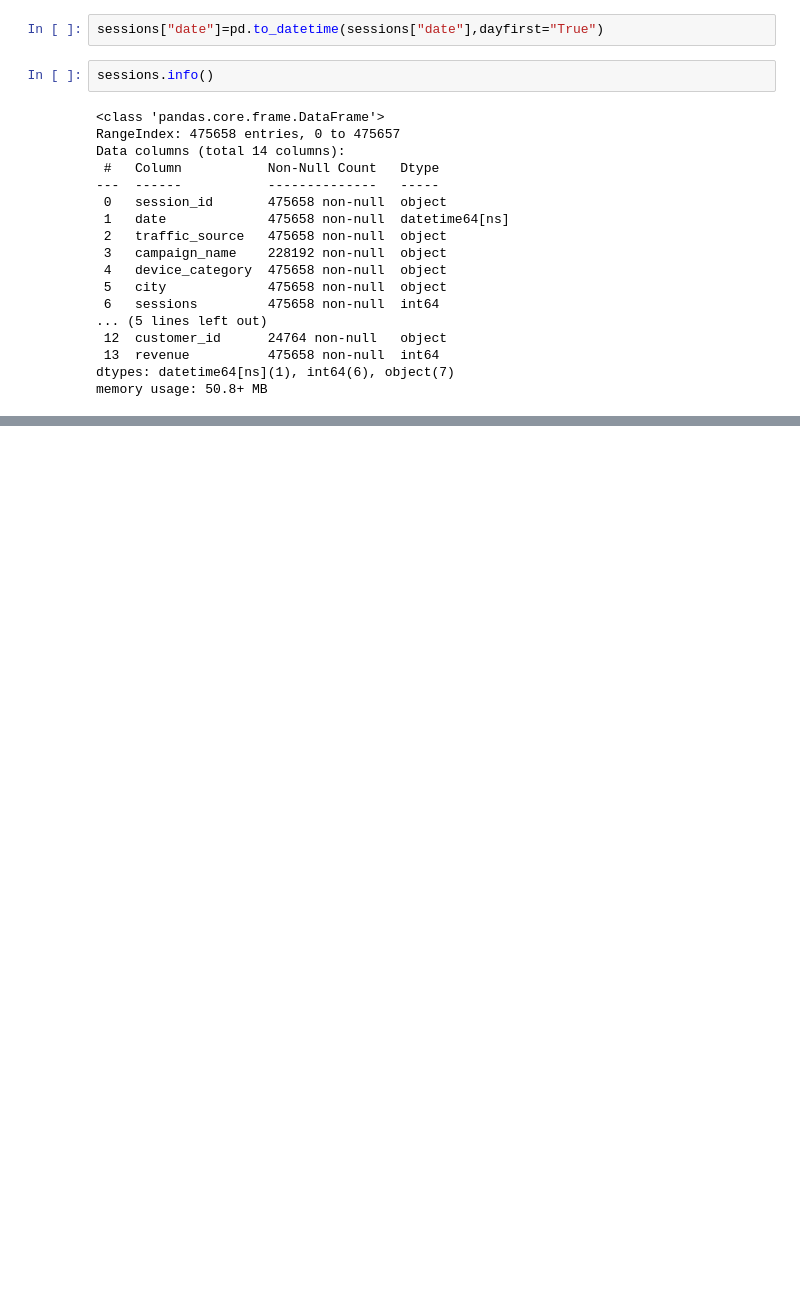
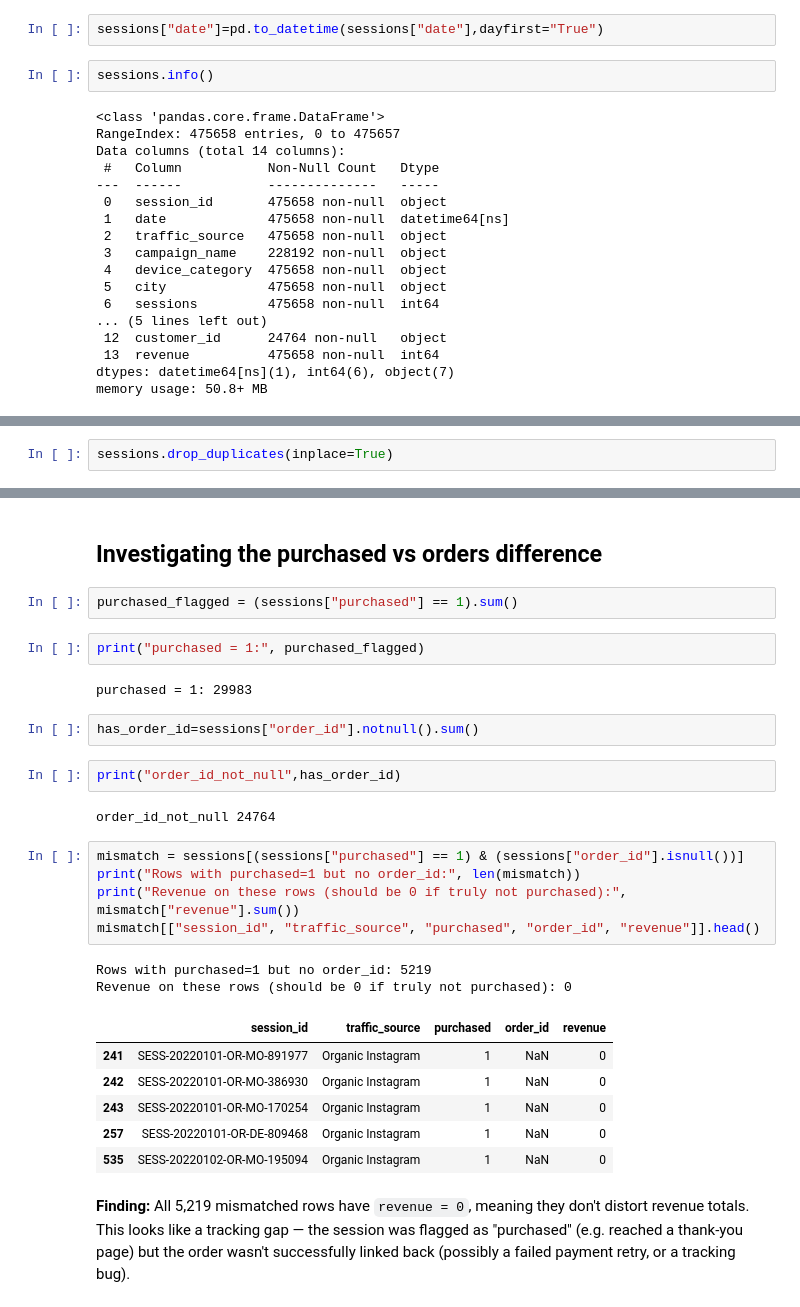
Before and after one commit to yashkumbhar3104/RetailHub-India-Business-Intelligence, a Jupyter notebook: 05_Python/01_data_audit.ipynb, the cells around one changed output, grey strips where cells are left out. Saved outputs shown, nothing was run; the diff lists cells and outputs as text; blank space fills up the shorter version.

```diff
--- a/05_Python/01_data_audit.ipynb
+++ b/05_Python/01_data_audit.ipynb
@@ -130,0 +327,2 @@ memory usage: 50.8+ MB
+# %%
+sessions.drop_duplicates(inplace=True)
@@ -130,0 +367,30 @@ memory usage: 50.8+ MB
+# %% [markdown]
+## Investigating the purchased vs orders difference
+# %%
+purchased_flagged = (sessions["purchased"] == 1).sum()
+# %%
+print("purchased = 1:", purchased_flagged)
+# %% [output]
+purchased = 1: 29983
+# %%
+has_order_id=sessions["order_id"].notnull().sum()
+# %%
+print("order_id_not_null",has_order_id)
+# %% [output]
+order_id_not_null 24764
+# %%
+mismatch = sessions[(sessions["purchased"] == 1) & (sessions["order_id"].isnull())]
+print("Rows with purchased=1 but no order_id:", len(mismatch))
+print("Revenue on these rows (should be 0 if truly not purchased):", mismatch["revenue"].sum())
+mismatch[["session_id", "traffic_source", "purchased", "order_id", "revenue"]].head()
+# %% [output]
+Rows with purchased=1 but no order_id: 5219
+Revenue on these rows (should be 0 if truly not purchased): 0
+|  | session_id | traffic_source | purchased | order_id | revenue |
+| 241 | SESS-20220101-OR-MO-891977 | Organic Instagram | 1 | NaN | 0 |
+| 242 | SESS-20220101-OR-MO-386930 | Organic Instagram | 1 | NaN | 0 |
+| 243 | SESS-20220101-OR-MO-170254 | Organic Instagram | 1 | NaN | 0 |
+| 257 | SESS-20220101-OR-DE-809468 | Organic Instagram | 1 | NaN | 0 |
+| 535 | SESS-20220102-OR-MO-195094 | Organic Instagram | 1 | NaN | 0 |
+# %% [markdown]
+**Finding:** All 5,219 mismatched rows have `revenue = 0`, meaning they don't distort revenue totals. This looks like a tracking gap — the session was flagged as "purchased" (e.g. reached a thank-you page) but the order wasn't successfully linked back (possibly a failed payment retry, or a tracking bug).
```
Also changed, not shown: parts of 90 cells of this notebook, 5 other files.
